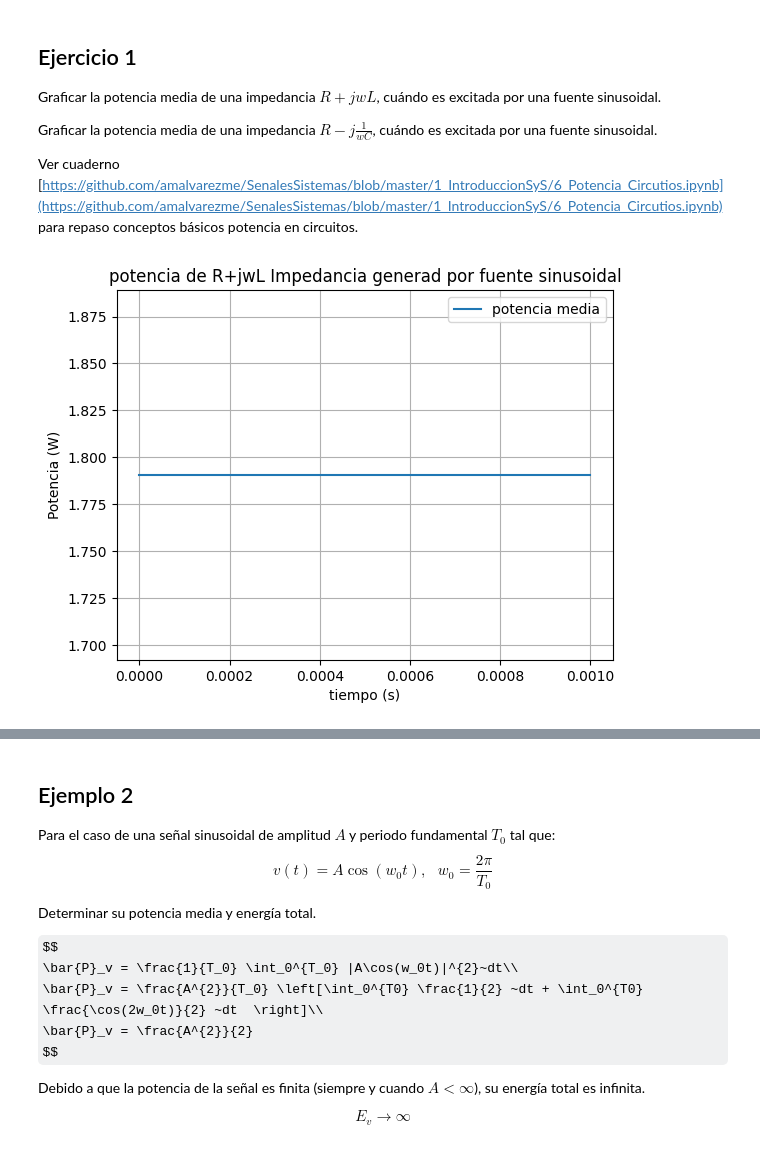
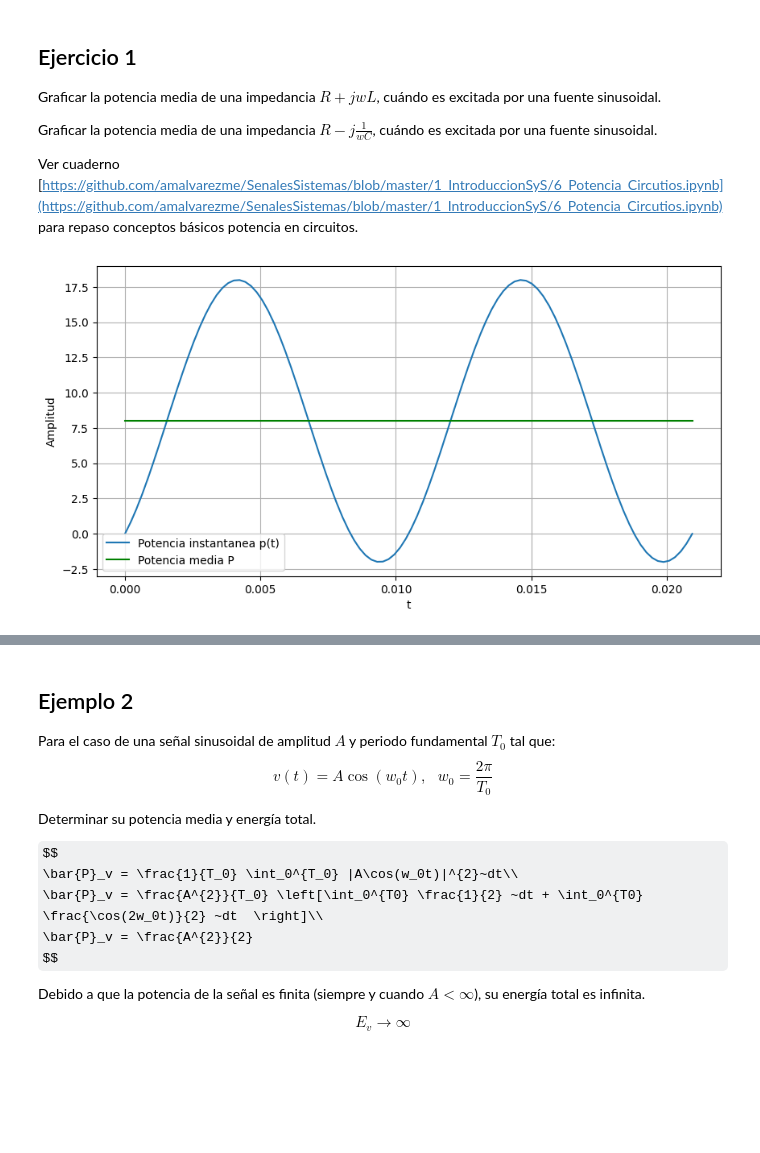
Before and after one commit to Teomorales20/se-alesysistemas-, a Jupyter notebook: Cuaderno5_Señales_De_Energia_Y_De_Potencia.ipynb, the cells around one changed output, grey strips where cells are left out. Saved outputs shown, nothing was run; the diff lists cells and outputs as text; code cells hidden in the pictures; some formulas as TeX source; blank space fills up the shorter version.

```diff
--- a/Cuaderno5_Señales_De_Energia_Y_De_Potencia.ipynb
+++ b/Cuaderno5_Señales_De_Energia_Y_De_Potencia.ipynb
@@ -212,30 +212,38 @@ Graficar la potencia media de una impedancia $R+jwL$, cuándo es excitada por un
 Graficar la potencia media de una impedancia $R-j\frac{1}{wC} $, cuándo es excitada por una fuente sinusoidal.
 
 Ver cuaderno [https://github.com/amalvarezme/SenalesSistemas/blob/master/1_IntroduccionSyS/6_Potencia_Circutios.ipynb](https://github.com/amalvarezme/SenalesSistemas/blob/master/1_IntroduccionSyS/6_Potencia_Circutios.ipynb) para repaso conceptos básicos potencia en circuitos.
-# %%
-import numpy as np
-import matplotlib.pyplot as plt
-
-# Definir parametros
-R = 10  # Resistencia en ohms
-L = 1e-3  # Inductancia en henrios
-f = 1e3  # Frecuencia en Hz
-w = 2 * np.pi * f  # frecuencia angular rad/s
-
-t = np.linspace(0, 1 / f, 1000)
-V = 10 * np.sin(w * t)
-
-I = V / (R + 1j * w * L)
-P = 0.5 * np.real(V * np.conjugate(I))
-P_avg = np.mean(P)
-
-#plt.plot(t, P, label='potencia instantanea')
-plt.plot(t, [P_avg] * len(t), label='potencia media')
-plt.xlabel('tiempo (s)')
-plt.ylabel('Potencia (W)')
-plt.title('potencia de R+jwL Impedancia generad por fuente sinusoidal')
-plt.legend()
-plt.grid(true)
-plt.show()
-# %% [output]
-[figure, removed]
+# %%
+import matplotlib.pyplot as plt
+import numpy as np
+
+#Datos basicos
+#Grafica
+w = 300
+L = 0.01
+R = 4
+Imax = 2
+T0 = 2*np.pi/w
+N = 100 #número de muestras
+
+t = np.linspace(0, T0, N)
+i = Imax*np.sin(w*t)
+
+Vmax = np.sqrt(np.square(R)+np.square(w*L))*Imax
+theta = np.arctan(w*L/R)
+
+v = Vmax*np.sin(w*t + theta)
+
+p = v*i #potencia instantanea
+P = np.trapz(p, t)/T0 #Potencia media TAMBIEN SE PUEDE RESOLVER POR SYMPY
+
+#Plotear la potencia instantanea vs la potencia media
+plt.figure(figsize=[10,5])
+plt.plot(t, p, label = "Potencia instantanea p(t)")
+plt.plot(t, P*np.ones(len(t)), "g", label = "Potencia media P")
+plt.xlabel('t')
+plt.ylabel('Amplitud')
+plt.grid()
+plt.legend()
+plt.show()
+# %% [output]
+[figure, added]
```
Also changed, not shown: parts of 1 cell of this notebook.
